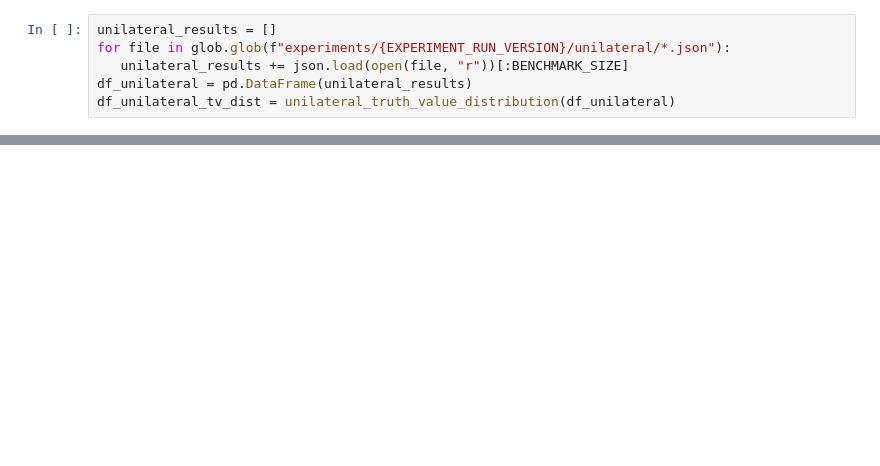
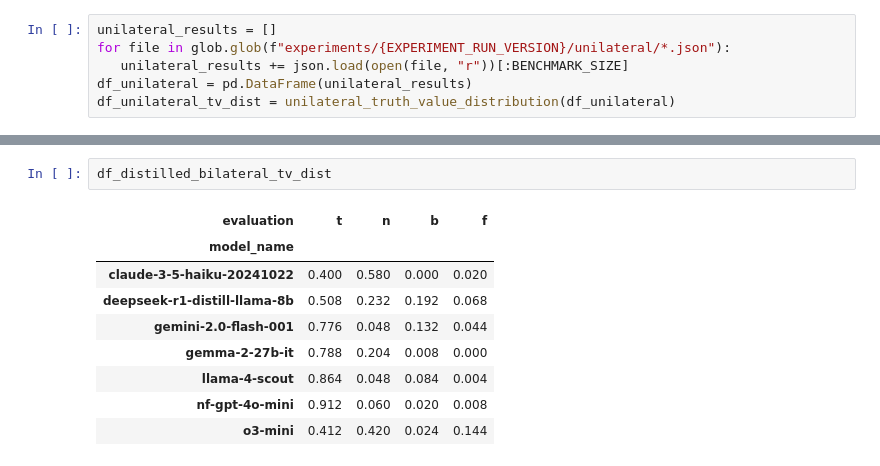
Before and after one commit to bradleypallen/bilateral-factuality-evaluation, a Jupyter notebook: results_balanced.ipynb, the cells around one changed output, grey strips where cells are left out. Drawn from its saved outputs; the diff is of its cells as text; blank space fills up the shorter version.

```diff
--- a/results_balanced.ipynb
+++ b/results_balanced.ipynb
@@ -292,3 +352,15 @@ distilled_stat_f1, distilled_p_f1 = stats.mannwhitneyu(distilled_uni_f1, distill
+# %%
+df_distilled_bilateral_tv_dist
+# %% [output]
+| evaluation | t | n | b | f |
+| model_name |  |  |  |  |
+| claude-3-5-haiku-20241022 | 0.400 | 0.580 | 0.000 | 0.020 |
+| deepseek-r1-distill-llama-8b | 0.508 | 0.232 | 0.192 | 0.068 |
+| gemini-2.0-flash-001 | 0.776 | 0.048 | 0.132 | 0.044 |
+| gemma-2-27b-it | 0.788 | 0.204 | 0.008 | 0.000 |
+| llama-4-scout | 0.864 | 0.048 | 0.084 | 0.004 |
+| nf-gpt-4o-mini | 0.912 | 0.060 | 0.020 | 0.008 |
+| o3-mini | 0.412 | 0.420 | 0.024 | 0.144 |
 # %%
 display(Markdown("# Accuracy (given attempted) by model"))
 display(df_new)
```
Also changed, not shown: parts of 7 cells of this notebook.
